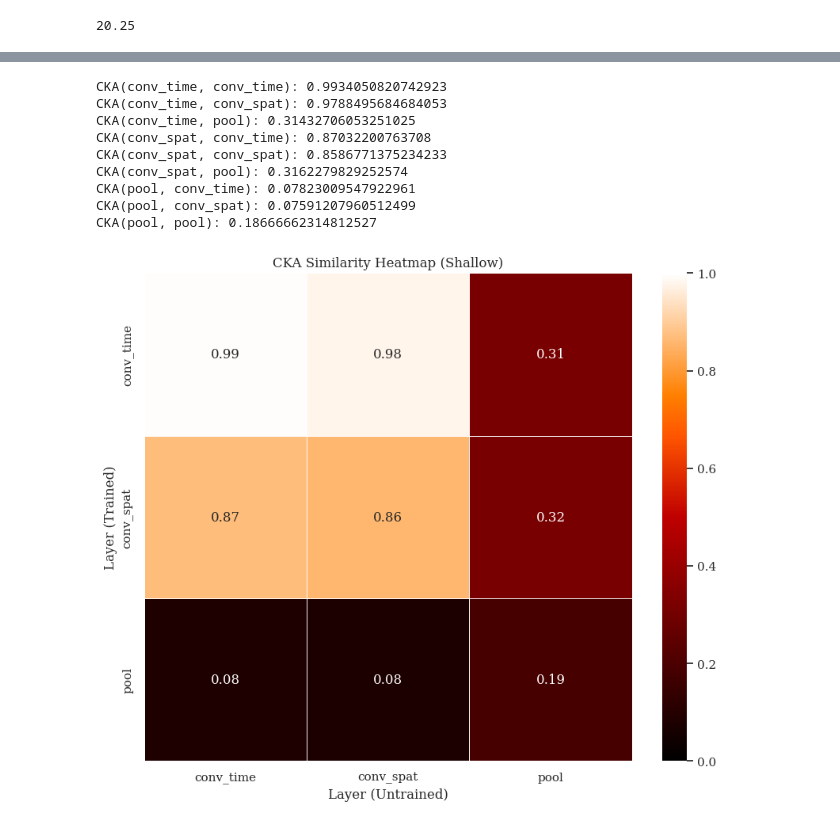
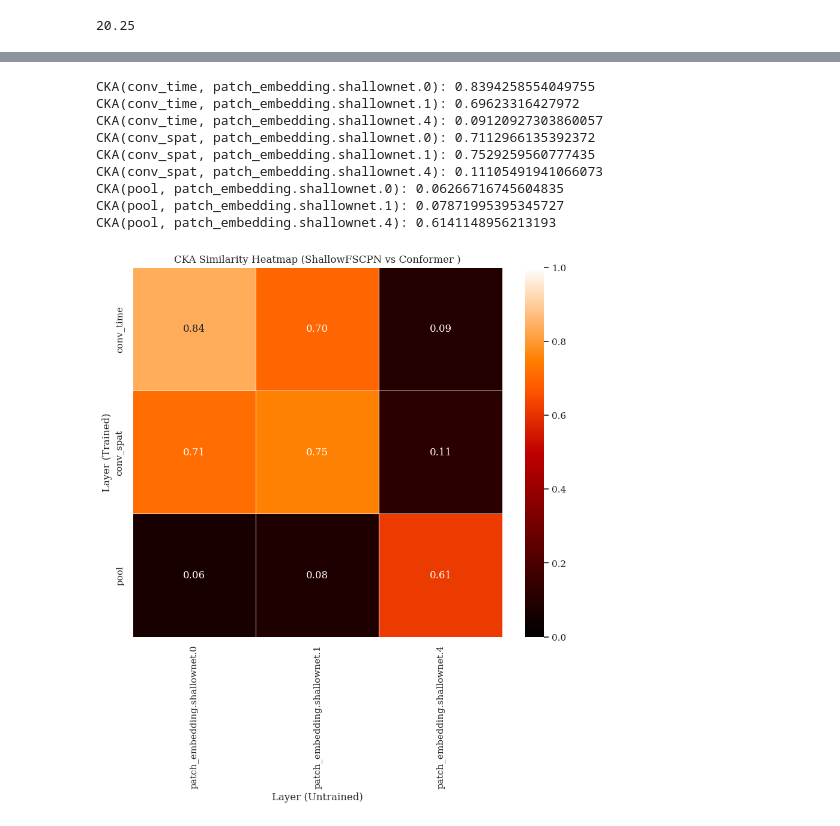
Before and after one commit to andersm11/Thesis_Rep_similarity, a Jupyter notebook: WIP/CKA2_realdata.ipynb, the cells around one changed output, grey strips where cells are left out. Drawn from its saved outputs; the diff is of its cells as text; code cells hidden in the pictures.

Commit message:
conformer_vs_shallow

```diff
--- a/WIP/CKA2_realdata.ipynb
+++ b/WIP/CKA2_realdata.ipynb
@@ -217,7 +239,7 @@ from collections import OrderedDict
 del X
 # Use OrderedDict to preserve the order of layer names
 layer_names_model1 = ['conv_time', 'conv_spat','pool']
-layer_names_model2 = layer_names_model1
+layer_names_model2 = ["patch_embedding.shallownet.0","patch_embedding.shallownet.1","patch_embedding.shallownet.4"]
 
 
 print(layer_names_model1)
@@ -344,5 +366,5 @@ model_2_kernels = OrderedDict()
 layer_names_model = layer_names_model1
 
 
-model_1_kernels, model_2_kernels = compute_full_kernels(layer_names_model, layer_names_model, batch_nr,total_samples,batch_size,2)
+model_1_kernels, model_2_kernels = compute_full_kernels(layer_names_model1, layer_names_model2, batch_nr,total_samples,batch_size,4)
 # %% [output]
@@ -349,0 +373,10 @@ Loading batches 1-2 for conv_time in model 1Loading batches 21-22 for pool in mo
+# %%
+model_1_kernels_mean = {
+    key: tensor - tensor.mean()
+    for key, tensor in model_1_kernels.items()
+}
+
+model_2_kernels_mean = {
+    key: tensor - tensor.mean()
+    for key, tensor in model_2_kernels.items()
+}
@@ -375,52 +467,52 @@ tensor([[4354.4941, 3581.6069, 3531.5522,  ..., 3072.9255, 4246.0312,
 # %%
 cka_results = OrderedDict()
 
-for layer1, K_x in model_1_kernels.items():
-    for layer2, K_y in model_2_kernels.items():
+for layer1, K_x in model_1_kernels_mean.items():
+    for layer2, K_y in model_2_kernels_mean.items():
         cka_value = compute_CKA(K_x, K_y)
         cka_results[(layer1, layer2)] = cka_value
         print(f"CKA({layer1}, {layer2}): {cka_value}")
 # %% [output]
-CKA(conv_time, conv_time): 0.9934050820742923
-CKA(conv_time, conv_spat): 0.9788495684684053
-CKA(conv_time, pool): 0.31432706053251025
-CKA(conv_spat, conv_time): 0.87032200763708
-CKA(conv_spat, conv_spat): 0.8586771375234233
-CKA(conv_spat, pool): 0.3162279829252574
-CKA(pool, conv_time): 0.07823009547922961
-CKA(pool, conv_spat): 0.07591207960512499
-CKA(pool, pool): 0.18666662314812527
+CKA(conv_time, patch_embedding.shallownet.0): 0.8394258554049755
+CKA(conv_time, patch_embedding.shallownet.1): 0.69623316427972
+CKA(conv_time, patch_embedding.shallownet.4): 0.09120927303860057
+CKA(conv_spat, patch_embedding.shallownet.0): 0.7112966135392372
+CKA(conv_spat, patch_embedding.shallownet.1): 0.7529259560777435
+CKA(conv_spat, patch_embedding.shallownet.4): 0.11105491941066073
+CKA(pool, patch_embedding.shallownet.0): 0.06266716745604835
+CKA(pool, patch_embedding.shallownet.1): 0.07871995395345727
+CKA(pool, patch_embedding.shallownet.4): 0.6141148956213193
 # %%
 # Initialize a matrix for the CKA similarities
 n_layers1 = len(layer_names_model1)
 n_layers2 = len(layer_names_model2)
 matrix = np.zeros((n_layers1, n_layers2))
 
 # Fill the matrix with the CKA similarity values
 for (layer1, layer2), similarity in cka_results.items():
     # Get the index for layer1 in model1 and layer2 in model2
     if layer1 in layer_names_model1:
         i = layer_names_model1.index(layer1)  # Index for model 1 layer
     else:
         i = -1  # Invalid index (in case of layer not in model1)
 
     if layer2 in layer_names_model2:
         j = layer_names_model2.index(layer2)  # Index for model 2 layer
     else:
         j = -1  # Invalid index (in case of layer not in model2)
 
     if i != -1 and j != -1:  # Only fill the matrix if both indices are valid
         matrix[i, j] = similarity
 
 # Create a DataFrame for better visualization
 df = pd.DataFrame(matrix, index=layer_names_model1, columns=layer_names_model2)
 
 # Plot the heatmap
 plt.figure(figsize=(10, 8))
 sns.heatmap(df, annot=True, cmap='gist_heat', fmt='.2f', square=True, linewidths=0.5, cbar=True, vmin=0, vmax=1)
-plt.title('CKA Similarity Heatmap (Shallow)')
+plt.title('CKA Similarity Heatmap (ShallowFSCPN vs Conformer )')
 plt.xlabel(f'Layer (Untrained)')
 plt.ylabel(f'Layer (Trained)')
 plt.show()
 # %% [output]
-[figure, old version]
+[figure, new version]
```
Also changed, not shown: parts of 11 cells of this notebook, 2 other files.
